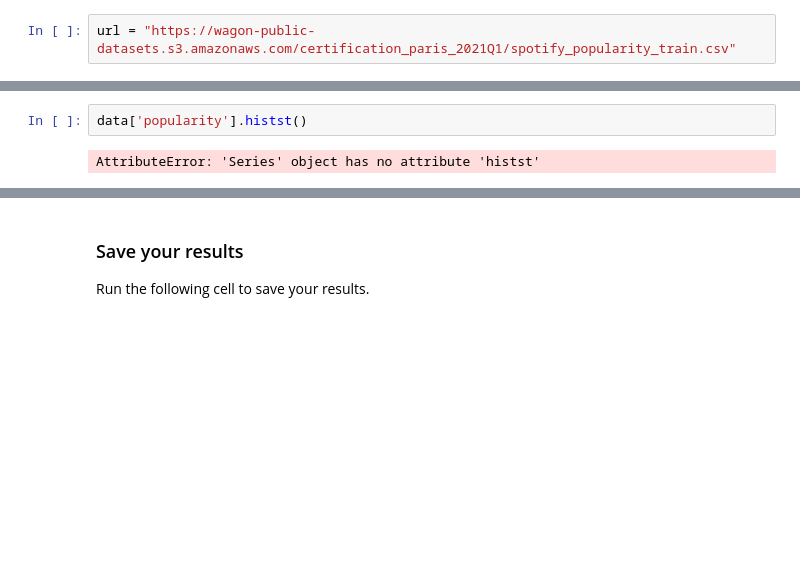
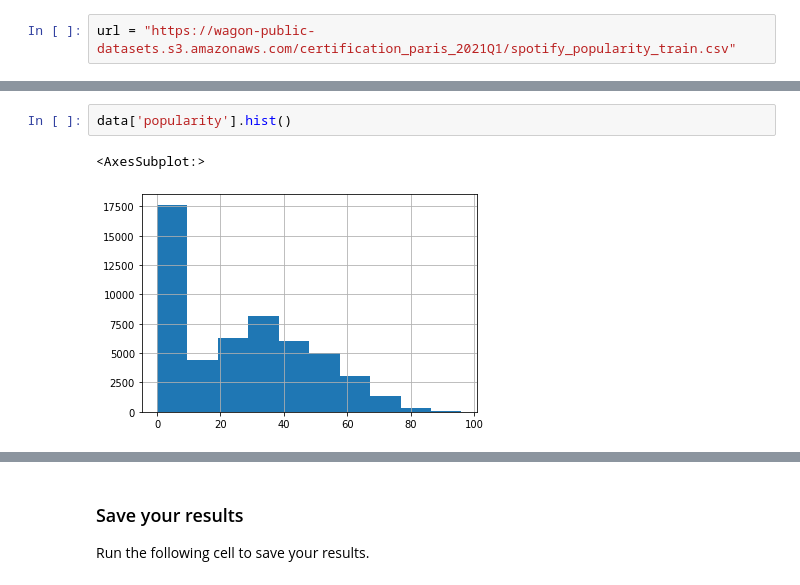
Before and after one commit to Guillaume-GL/data-certification-exam, a Jupyter notebook: machine_learning/spotify_popularity_predictor.ipynb, the cells around one changed output, grey strips where cells are left out. Cells and saved outputs as stored; diff of their text form; blank space fills up the shorter version.

```diff
--- a/machine_learning/spotify_popularity_predictor.ipynb
+++ b/machine_learning/spotify_popularity_predictor.ipynb
@@ -78,9 +78,10 @@ data.head()
 | 3 | 0.42900 | 0.681 | 130026 | 0.165 | 0 | 4GeYbfIx1vSQXTfQb1m8Th | 0.000000 | 11 | ... |
 | 4 | 0.56200 | 0.543 | 129813 | 0.575 | 0 | 2JPGGZwajjMk0vvhfC17RK | 0.000004 | 2 | ... |
 # %%
-data['popularity'].histst()
+data['popularity'].hist()
 # %% [output]
-AttributeError: 'Series' object has no attribute 'histst'
+<AxesSubplot:>
+[figure, added]
 # %%
 from sklearn.preprocessing import MinMaxScaler
 scaler = MinMaxScaler()
```
Also changed, not shown: parts of 22 cells of this notebook, 4 other files.
